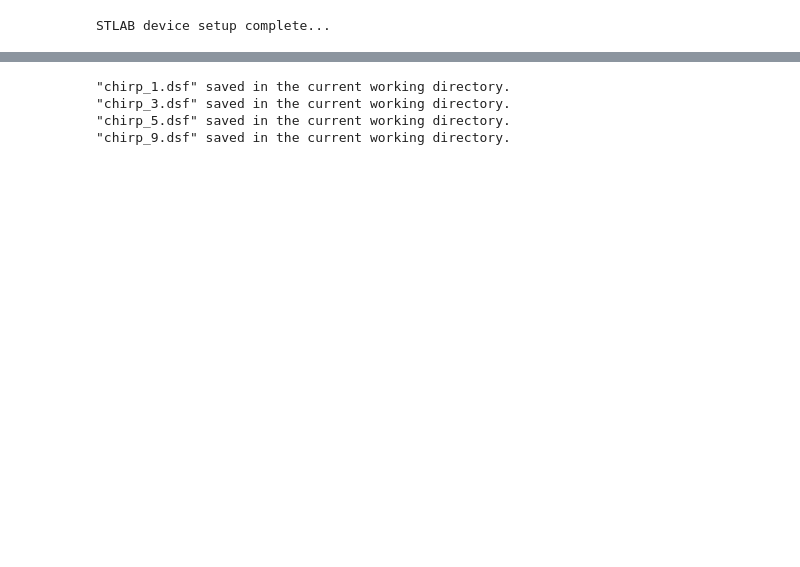
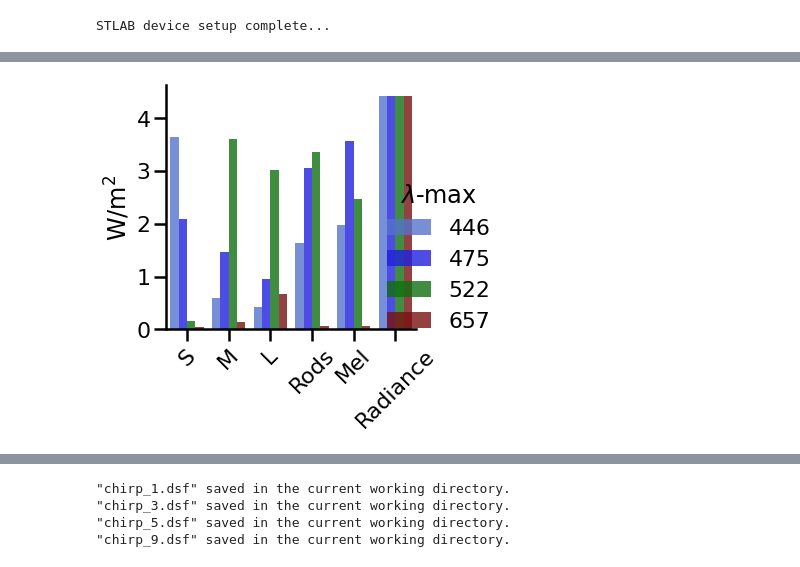
Before and after one commit to PyPlr/cvd_pupillometry, a Jupyter notebook: code/PyPlr/pyplr/notebooks/chirps.ipynb, the cells around one changed output, grey strips where cells are left out. Cells and saved outputs as stored; diff of their text form; code cells hidden in the pictures; blank space fills up the shorter version.

```diff
--- a/code/PyPlr/pyplr/notebooks/chirps.ipynb
+++ b/code/PyPlr/pyplr/notebooks/chirps.ipynb
@@ -6,6 +6,8 @@ from time import sleep
 import numpy as np
 import pandas as pd
 import matplotlib.pyplot as plt
+import seaborn as sns
+sns.set_context('poster')
 
 from pyplr import stlab
 # %%
@@ -77,0 +98,24 @@ df.to_dict()
+# %%
+c = stlab.get_led_colors()
+c = [c[i] for i in stim_info.index.get_level_values(0)]
+d = stim_info.reset_index().melt(id_vars=['led','intensity'],
+                          value_name='flux',
+                          var_name='aopic')
+d = d[d.aopic!='lux']
+fg = sns.catplot(x='aopic',
+                  y='flux',
+                  data=d,
+                  hue='led',
+                  kind='bar',
+                  palette=c,
+                  alpha=.8)
+fg.set(xlabel='',
+       ylabel='W/m$^2$')
+plt.xticks(rotation=45)
+fg._legend.set_title('$\lambda$-max')
+new_labels = ['446', '475', '522', '657']
+for t, l in zip(fg._legend.texts, new_labels):
+    t.set_text(l)
+fg.savefig('chirp_stims.svg')
+# %% [output]
+[figure, added]
```
Also changed, not shown: parts of 9 cells of this notebook, 4 other files.
